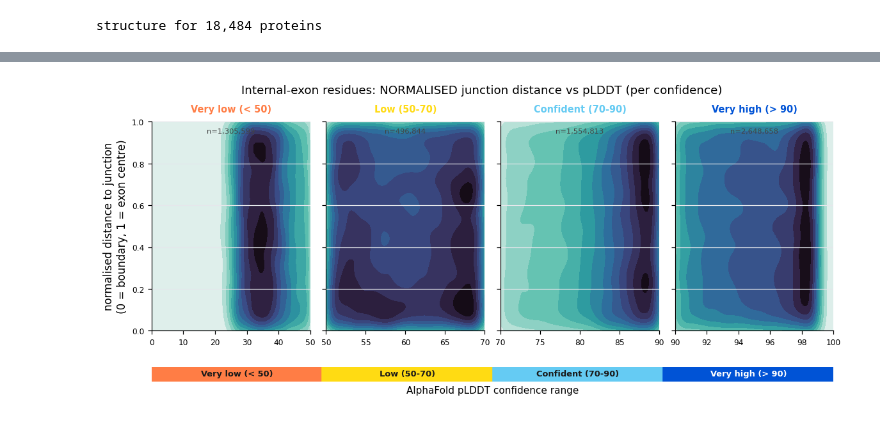
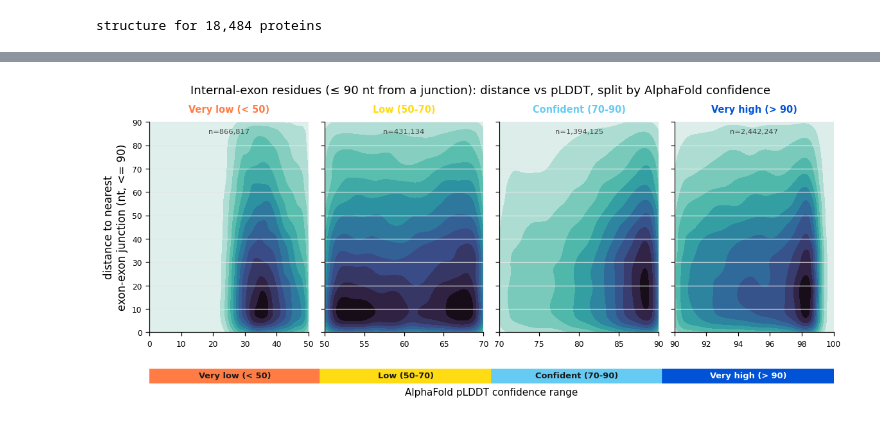
Before and after one commit to SotoLF/fastCDS, a Jupyter notebook: tutorial/reproduce_paper/end_to_end/alphafold_plddt_junctions.ipynb, the cells around one changed output, grey strips where cells are left out. Saved outputs shown, nothing was run; the diff lists cells and outputs as text; code cells hidden in the pictures.

```diff
--- a/tutorial/reproduce_paper/end_to_end/alphafold_plddt_junctions.ipynb
+++ b/tutorial/reproduce_paper/end_to_end/alphafold_plddt_junctions.ipynb
@@ -223,5 +217,5 @@ the nearest one **two ways**:
 # %%
-plddt_all, nt_all, norm_all = [], [], []
+plddt_all, nt_all = [], []
 n_used = n_mm = 0
 for ensp, grp in exlen.groupby("input_id"):
     rec = af.get(ensp.replace("FULL_", ""))
@@ -239,19 +233,18 @@ for ensp, grp in exlen.groupby("input_id"):
     if not internal.any():
         continue
     ki = k[internal]; rm = res_m[internal]
-    up, down, exon_len = cum[ki - 1], cum[ki], nt[ki].astype(float)
+    up, down = cum[ki - 1], cum[ki]
     nearest = np.minimum(rm - up, down - rm).astype(float)        # nt to nearest boundary, >=0
-    plddt_all.append(pl[:L][internal])
-    nt_all.append(nearest)
-    norm_all.append(np.clip(nearest / (exon_len / 2.0), 0, 1))    # 0 = boundary, 1 = centre
+    plddt_all.append(pl[:L][internal]); nt_all.append(nearest)
     n_used += 1
 
 plddt = np.concatenate(plddt_all).astype(float)
 ntd   = np.concatenate(nt_all).astype(float)
-nrm   = np.concatenate(norm_all).astype(float)
+WIN_NT = 90
+keep = ntd <= WIN_NT                                  # truncate at 90 nt
+plddt_w, dist_w = plddt[keep], ntd[keep]
 print(f"{n_used:,} multi-exon proteins, {len(plddt):,} internal-exon residues "
       f"(dropped {n_mm:,} length-mismatch / <3-exon)")
-print(f"nt distance: median {np.median(ntd):.0f}  p90 {np.percentile(ntd,90):.0f}  "
-      f"p99 {np.percentile(ntd,99):.0f}  max {ntd.max():.0f}  ({100*(ntd>90).mean():.1f}% > 90 nt)")
+print(f"within {WIN_NT} nt of a junction: {len(dist_w):,} residues ({100*keep.mean():.1f}%)")
 # %% [output]
 14,258 multi-exon proteins, 6,005,914 internal-exon residues (dropped 4,226 length-mismatch / <3-exon)
@@ -271,57 +263,48 @@ runs to thousands of nt).
 # %%
 from scipy.stats import gaussian_kde
 from matplotlib.colors import LinearSegmentedColormap
 from IPython.display import display
 
 # nice sequential palette (mako-like): light = sparse -> dark = dense
 mako = LinearSegmentedColormap.from_list("mako_like", [
     "#f4f6f5", "#a8dbcf", "#5bbfae", "#2c9aa0", "#2e6f9e",
     "#3a4b86", "#35264c", "#0b0405"])
 # AlphaFold DB confidence ranges (lo, hi, colour, label)
 BANDS = [(0, 50, "#FF7D45", "Very low (< 50)"), (50, 70, "#FFDB13", "Low (50-70)"),
          (70, 90, "#65CBF3", "Confident (70-90)"), (90, 100, "#0053D6", "Very high (> 90)")]
 rng = np.random.default_rng(0)
 
-def four_panel(yvals, ylab, ymax, title, savename):
-    fig = plt.figure(figsize=(12.5, 4.8))
-    gs = fig.add_gridspec(2, 4, height_ratios=[14, 1], hspace=0.32, wspace=0.10)
-    ax0 = fig.add_subplot(gs[0, 0])
-    panels = [ax0] + [fig.add_subplot(gs[0, i], sharey=ax0) for i in range(1, 4)]
-    for ax, (lo, hi, col, lab) in zip(panels, BANDS):
-        sel = (plddt >= lo) & (plddt < (hi + 0.01 if hi == 100 else hi))
-        px, py = plddt[sel], yvals[sel]
-        s = rng.choice(len(px), min(40000, len(px)), replace=False)   # own KDE per panel
-        kde = gaussian_kde(np.vstack([px[s], py[s]]))
-        gx, gy = np.mgrid[lo:hi:120j, 0:ymax:170j]
-        zz = kde(np.vstack([gx.ravel(), gy.ravel()])).reshape(gx.shape)
-        ax.contourf(gx, gy, zz, levels=12, cmap=mako)
-        ax.set_xlim(lo, hi); ax.set_ylim(0, ymax)
-        ax.set_title(lab, color=col, fontsize=9.5, fontweight="bold")
-        ax.tick_params(labelsize=8)
-        ax.text(0.5, 0.97, f"n={int(sel.sum()):,}", transform=ax.transAxes, ha="center",
-                va="top", fontsize=7.5, color="#444")
-    panels[0].set_ylabel(ylab)
-    for ax in panels[1:]:
-        ax.tick_params(labelleft=False)
-    barax = fig.add_subplot(gs[1, :])
-    for i, (lo, hi, col, lab) in enumerate(BANDS):
-        barax.axvspan(i, i + 1, color=col)
-        barax.text(i + 0.5, 0.5, lab, ha="center", va="center", fontsize=8.5,
-                   fontweight="bold", color="white" if col == "#0053D6" else "#1a1a1a")
-    barax.set_xlim(0, 4); barax.set_ylim(0, 1); barax.set_xticks([]); barax.set_yticks([])
-    for sp in barax.spines.values():
-        sp.set_visible(False)
-    barax.set_xlabel("AlphaFold pLDDT confidence range", fontsize=10)
-    fig.suptitle(title, fontsize=12, y=0.99)
-    display(fig)
-    fig.savefig(DATA / savename, bbox_inches="tight")
-
-four_panel(nrm, "normalised distance to junction\n(0 = boundary, 1 = exon centre)", 1.0,
-           "Internal-exon residues: NORMALISED junction distance vs pLDDT (per confidence)",
-           "fig_analysis4_plddt.png")
-ntcap = float(np.percentile(ntd, 99))
-four_panel(np.minimum(ntd, ntcap), f"distance to junction (nt, shown to p99 = {ntcap:.0f})", ntcap,
-           "Internal-exon residues: nt junction distance vs pLDDT (per confidence)",
-           "fig_analysis4_plddt_nt.png")
+fig = plt.figure(figsize=(12.5, 4.8))
+gs = fig.add_gridspec(2, 4, height_ratios=[14, 1], hspace=0.32, wspace=0.10)
+ax0 = fig.add_subplot(gs[0, 0])
+panels = [ax0] + [fig.add_subplot(gs[0, i], sharey=ax0) for i in range(1, 4)]
+for ax, (lo, hi, col, lab) in zip(panels, BANDS):
+    sel = (plddt_w >= lo) & (plddt_w < (hi + 0.01 if hi == 100 else hi))
+    px, py = plddt_w[sel], dist_w[sel]
+    s = rng.choice(len(px), min(40000, len(px)), replace=False)   # own KDE per panel
+    kde = gaussian_kde(np.vstack([px[s], py[s]]))
+    gx, gy = np.mgrid[lo:hi:120j, 0:WIN_NT:170j]
+    zz = kde(np.vstack([gx.ravel(), gy.ravel()])).reshape(gx.shape)
+    ax.contourf(gx, gy, zz, levels=12, cmap=mako)
+    ax.set_xlim(lo, hi); ax.set_ylim(0, WIN_NT)
+    ax.set_title(lab, color=col, fontsize=9.5, fontweight="bold"); ax.tick_params(labelsize=8)
+    ax.text(0.5, 0.97, f"n={int(sel.sum()):,}", transform=ax.transAxes, ha="center",
+            va="top", fontsize=7.5, color="#444")
+panels[0].set_ylabel("distance to nearest\nexon-exon junction (nt, <= 90)")
+for ax in panels[1:]:
+    ax.tick_params(labelleft=False)
+barax = fig.add_subplot(gs[1, :])
+for i, (lo, hi, col, lab) in enumerate(BANDS):
+    barax.axvspan(i, i + 1, color=col)
+    barax.text(i + 0.5, 0.5, lab, ha="center", va="center", fontsize=8.5,
+               fontweight="bold", color="white" if col == "#0053D6" else "#1a1a1a")
+barax.set_xlim(0, 4); barax.set_ylim(0, 1); barax.set_xticks([]); barax.set_yticks([])
+for sp in barax.spines.values():
+    sp.set_visible(False)
+barax.set_xlabel("AlphaFold pLDDT confidence range", fontsize=10)
+fig.suptitle("Internal-exon residues (≤ 90 nt from a junction): distance vs pLDDT, "
+             "split by AlphaFold confidence", fontsize=12, y=0.99)
+display(fig)
+fig.savefig(DATA / "fig_analysis4_plddt.png", bbox_inches="tight")
 # %% [output]
-[figure, old version]
+[figure, new version]
```
Also changed, not shown: parts of 4 cells of this notebook.
